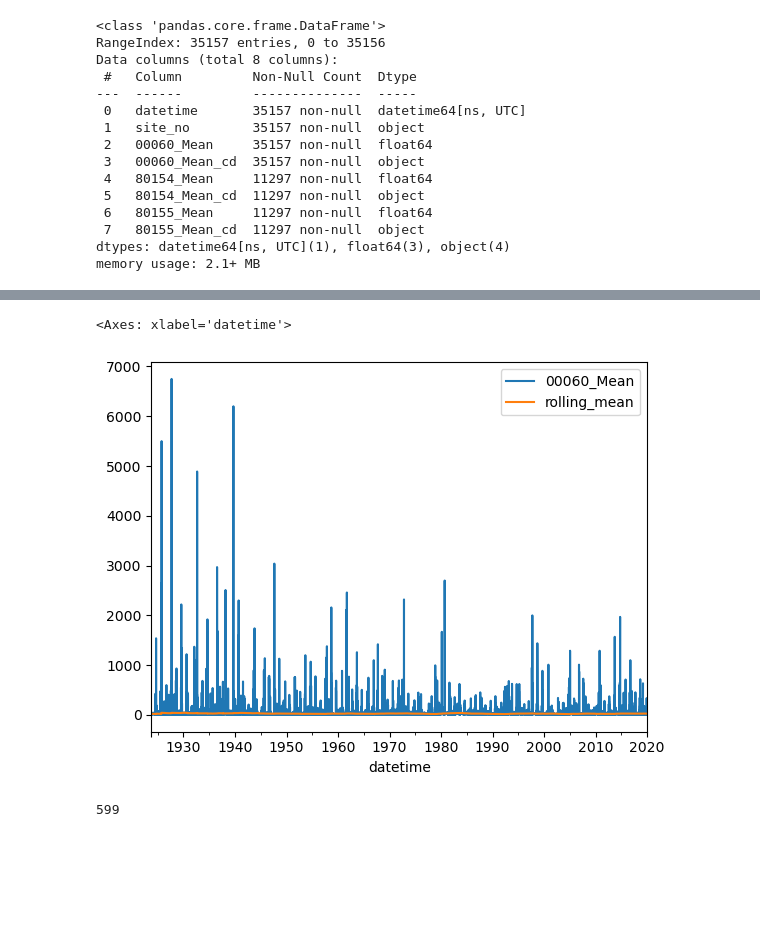
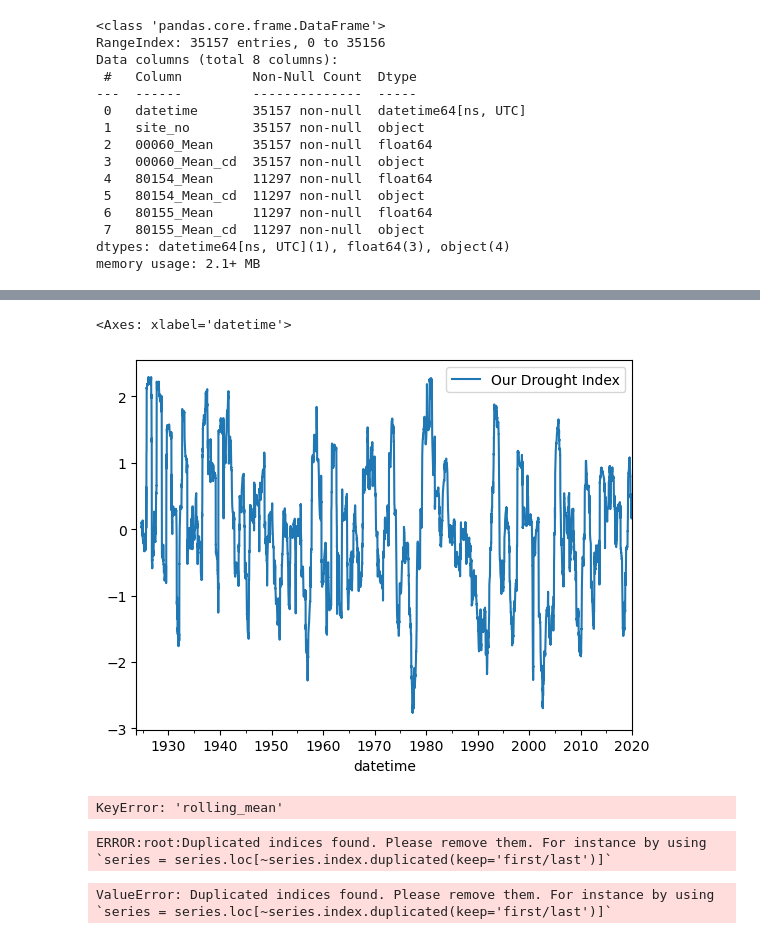
Before and after one commit to westb2/drought_simulations, a Jupyter notebook: stream_gage_drought_calculations.ipynb, the cells around one changed output, grey strips where cells are left out. Drawn from its saved outputs; the diff is of its cells as text; code cells hidden in the pictures; blank space fills up the shorter version.

Commit message:
Scripts to calculate drought index and grab a domain

```diff
--- a/stream_gage_drought_calculations.ipynb
+++ b/stream_gage_drought_calculations.ipynb
@@ -49,14 +53,16 @@ Data columns (total 8 columns):
 dtypes: datetime64[ns, UTC](1), float64(3), object(4)
 memory usage: 2.1+ MB
 # %%
+ACCUMULATION_WINDOW_IN_DAYS = 365
+# DROUGHT_LENGTH = 365*20
 spi = spi_calculator.calculate(
     data,
     'datetime',
     '00060_Mean',
-    freq="M",
-    scale=12*50,
+    freq="D",
+    scale=ACCUMULATION_WINDOW_IN_DAYS,
     fit_type="lmom",
-    dist_type="pe3"
+    dist_type="gev"
 )
 spi.info()
 # %% [output]
@@ -71,5 +77,2 @@ Data columns (total 3 columns):
 dtypes: datetime64[ns, UTC](1), float64(2)
 memory usage: 824.1 KB
-# %%
-spi['rolling_mean'] = spi['00060_Mean_scale_600_calculated_index'].rolling(365*5, min_periods=1).apply(np.mean)
-spi.plot(x="datetime", y = "rolling_mean")
@@ -79,6 +79,8 @@ spi.plot(x="datetime", y = "rolling_mean")
-# %%
-data['rolling_mean'] = data['00060_Mean'].rolling(365*5, min_periods=1).apply(np.mean)
-data.plot(x="datetime", y = ['00060_Mean', "rolling_mean"])
-# %% [output]
-<Axes: xlabel='datetime'>
-[figure, removed]
+# %%
+spi = spi.rename(columns = {f"00060_Mean_scale_{ACCUMULATION_WINDOW_IN_DAYS}_calculated_index": "Our Drought Index"})
+spi.plot(x="datetime", y = f"Our Drought Index")
+# spi['rolling mean'] = spi['Our Drought Index'].rolling(DROUGHT_LENGTH, min_periods=1).apply(np.mean)
+# spi.plot(x="datetime", y = f"rolling mean")
+# %% [output]
+<Axes: xlabel='datetime'>
+[figure, added]
@@ -85,4 +92,9 @@ data.plot(x="datetime", y = ['00060_Mean', "rolling_mean"])
 # %%
 spi["rolling_mean"].isnull().sum()
 # %% [output]
-599
+KeyError: 'rolling_mean'
+# %%
+si.ssfi(data["00060_Mean"])
+# %% [output]
+ERROR:root:Duplicated indices found. Please remove them. For instance by using `series = series.loc[~series.index.duplicated(keep='first/last')]`
+ValueError: Duplicated indices found. Please remove them. For instance by using `series = series.loc[~series.index.duplicated(keep='first/last')]`
```
Also changed, not shown: parts of 4 cells of this notebook, 2 other files.
